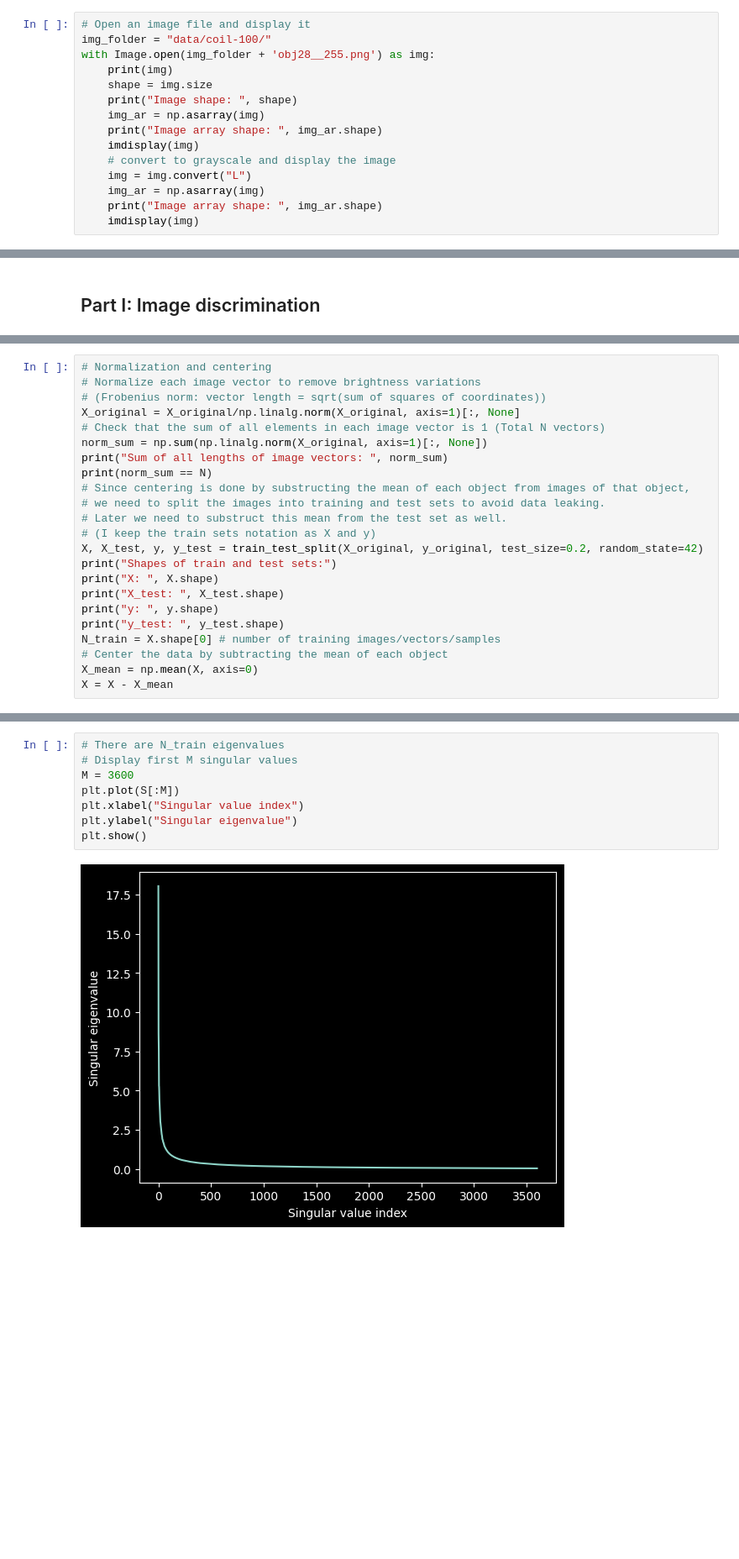
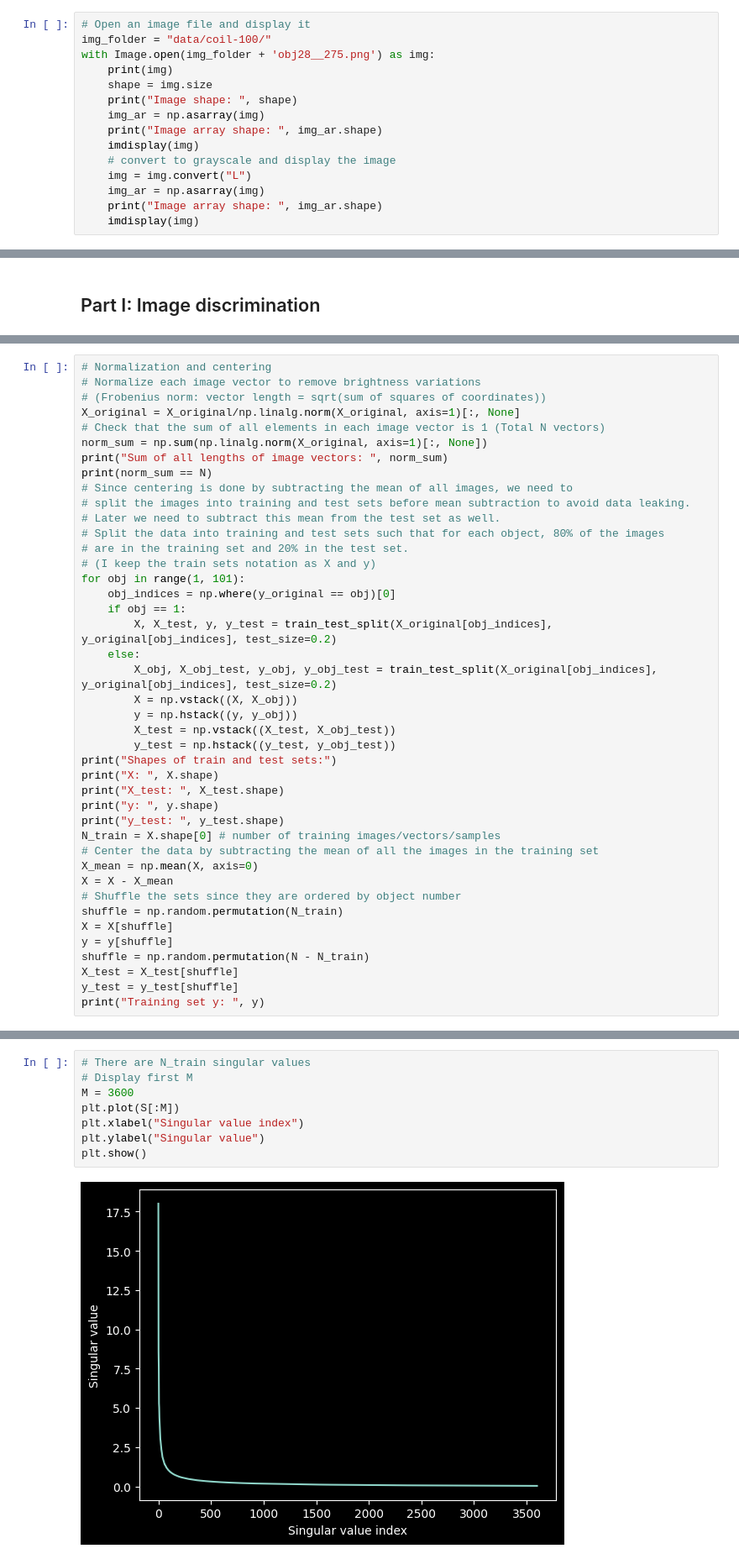
Before and after one commit to howwillitaffectme/image-recognition-svd-rbf, a Jupyter notebook: image-recognition-svd-rbf.ipynb, the cells around one changed output, grey strips where cells are left out. Shown at 84% size. Saved outputs shown, nothing was run; the diff lists cells and outputs as text; blank space fills up the shorter version.

```diff
--- a/image-recognition-svd-rbf.ipynb
+++ b/image-recognition-svd-rbf.ipynb
@@ -28,7 +27,7 @@ def imdisplay(im):
 # %%
 # Open an image file and display it
 img_folder = "data/coil-100/"
-with Image.open(img_folder + 'obj28__255.png') as img:
+with Image.open(img_folder + 'obj28__275.png') as img:
     print(img)
     shape = img.size
     print("Image shape: ", shape)
@@ -86,20 +88,39 @@ X_original = X_original/np.linalg.norm(X_original, axis=1)[:, None]
 norm_sum = np.sum(np.linalg.norm(X_original, axis=1)[:, None])
 print("Sum of all lengths of image vectors: ", norm_sum)
 print(norm_sum == N)
-# Since centering is done by substructing the mean of each object from images of that object,
-# we need to split the images into training and test sets to avoid data leaking.
-# Later we need to substruct this mean from the test set as well.
+# Since centering is done by subtracting the mean of all images, we need to
+# split the images into training and test sets before mean subtraction to avoid data leaking.
+# Later we need to subtract this mean from the test set as well.
+# Split the data into training and test sets such that for each object, 80% of the images
+# are in the training set and 20% in the test set.
 # (I keep the train sets notation as X and y)
-X, X_test, y, y_test = train_test_split(X_original, y_original, test_size=0.2, random_state=42)
+for obj in range(1, 101):
+    obj_indices = np.where(y_original == obj)[0]
+    if obj == 1:
+        X, X_test, y, y_test = train_test_split(X_original[obj_indices], y_original[obj_indices], test_size=0.2)
+    else:
+        X_obj, X_obj_test, y_obj, y_obj_test = train_test_split(X_original[obj_indices], y_original[obj_indices], test_size=0.2)
+        X = np.vstack((X, X_obj))
+        y = np.hstack((y, y_obj))
+        X_test = np.vstack((X_test, X_obj_test))
+        y_test = np.hstack((y_test, y_obj_test))
 print("Shapes of train and test sets:")
 print("X: ", X.shape)
 print("X_test: ", X_test.shape)
 print("y: ", y.shape)
 print("y_test: ", y_test.shape)
 N_train = X.shape[0] # number of training images/vectors/samples
-# Center the data by subtracting the mean of each object
+# Center the data by subtracting the mean of all the images in the training set
 X_mean = np.mean(X, axis=0)
 X = X - X_mean
+# Shuffle the sets since they are ordered by object number
+shuffle = np.random.permutation(N_train)
+X = X[shuffle]
+y = y[shuffle]
+shuffle = np.random.permutation(N - N_train)
+X_test = X_test[shuffle]
+y_test = y_test[shuffle]
+print("Training set y: ", y)
 # %% [output]
 Sum of all lengths of image vectors:  7200.0
 True
@@ -126,11 +149,11 @@ Vt shape:  (5760, 16384)
 # %%
-# There are N_train eigenvalues
-# Display first M singular values
+# There are N_train singular values
+# Display first M
 M = 3600
 plt.plot(S[:M])
 plt.xlabel("Singular value index")
-plt.ylabel("Singular eigenvalue")
+plt.ylabel("Singular value")
 plt.show()
 # %% [output]
-[figure, old version]
+[figure, new version]
 # %%
```
Also changed, not shown: parts of 14 cells of this notebook.
